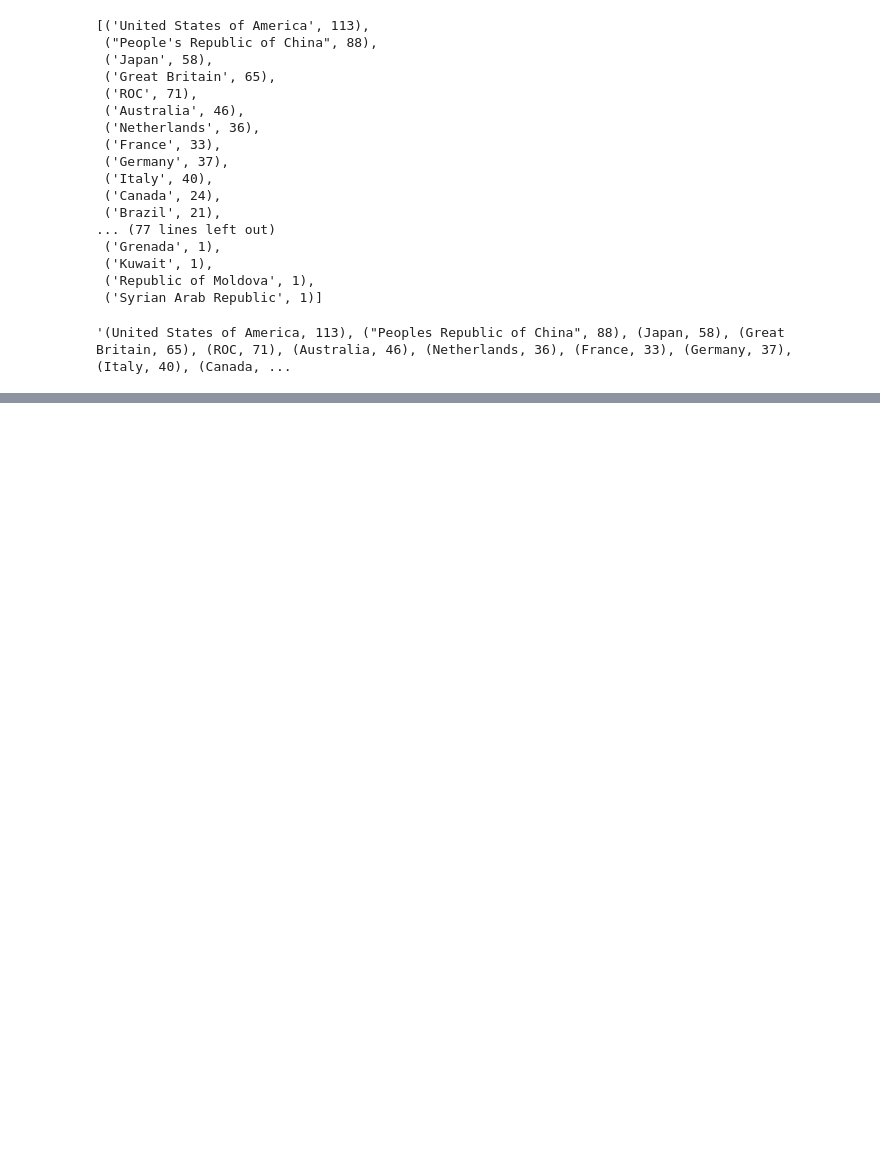
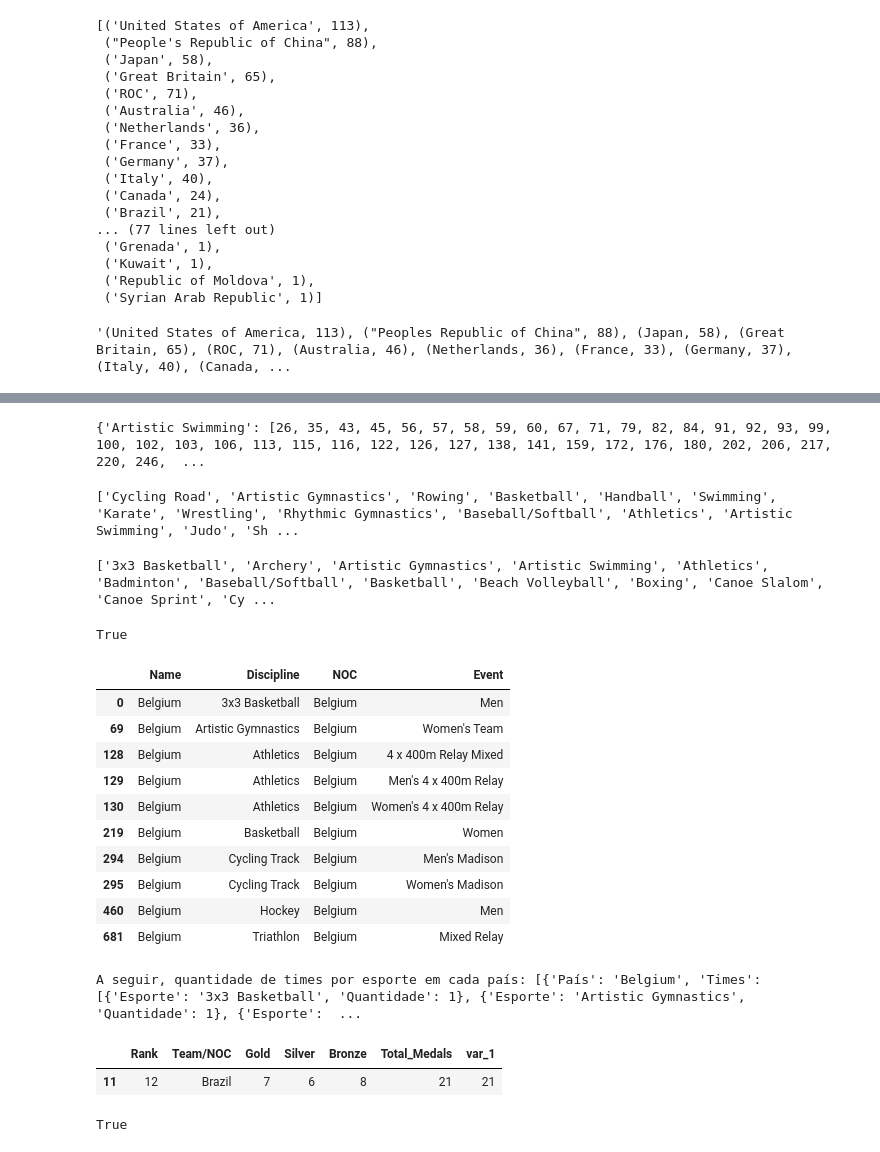
Before and after one commit to joycenayne/Desafio_Afrodev, a Jupyter notebook: Desafio/Projeto/Afrodev_Desafio.ipynb, the cells around one changed output, grey strips where cells are left out. Saved outputs shown, nothing was run; the diff lists cells and outputs as text; code cells hidden in the pictures; blank space fills up the shorter version.

```diff
--- a/Desafio/Projeto/Afrodev_Desafio.ipynb
+++ b/Desafio/Projeto/Afrodev_Desafio.ipynb
@@ -355,0 +388,6 @@ format_string(vvv)
+# %%
+atletas = pd.read_excel('../Arquivos/Athletes.xlsx')
+sexo_atletas = pd.read_excel('../Arquivos/EntriesGender.xlsx')
+treinadores = pd.read_excel('../Arquivos/Coaches.xlsx')
+equipes = pd.read_excel('../Arquivos/Teams.xlsx')
+medalhas = pd.read_excel('../Arquivos/Medals.xlsx')
@@ -355,0 +410,4 @@ format_string(vvv)
+# %%
+print(treinadores.groupby(by="Discipline").groups)
+# %% [output]
+{'Artistic Swimming': [26, 35, 43, 45, 56, 57, 58, 59, 60, 67, 71, 79, 82, 84, 91, 92, 93, 99, 100, 102, 103, 106, 113, 115, 116, 122, 126, 127, 138, 141, 159, 172, 176, 180, 202, 206, 217, 220, 246,  ...
@@ -355,0 +416,8 @@ format_string(vvv)
+# %%
+print(li_a)
+# %% [output]
+['Cycling Road', 'Artistic Gymnastics', 'Rowing', 'Basketball', 'Handball', 'Swimming', 'Karate', 'Wrestling', 'Rhythmic Gymnastics', 'Baseball/Softball', 'Athletics', 'Artistic Swimming', 'Judo', 'Sh ...
+# %%
+print(li_s)
+# %% [output]
+['3x3 Basketball', 'Archery', 'Artistic Gymnastics', 'Artistic Swimming', 'Athletics', 'Badminton', 'Baseball/Softball', 'Basketball', 'Beach Volleyball', 'Boxing', 'Canoe Slalom', 'Canoe Sprint', 'Cy ...
@@ -355,0 +426,4 @@ format_string(vvv)
+# %%
+li_a == li_s
+# %% [output]
+True
@@ -355,0 +433,14 @@ format_string(vvv)
+# %%
+equipes[equipes.Name == "Belgium"]
+# %% [output]
+|  | Name | Discipline | NOC | Event |
+| 0 | Belgium | 3x3 Basketball | Belgium | Men |
+| 69 | Belgium | Artistic Gymnastics | Belgium | Women's Team |
+| 128 | Belgium | Athletics | Belgium | 4 x 400m Relay Mixed |
+| 129 | Belgium | Athletics | Belgium | Men's 4 x 400m Relay |
+| 130 | Belgium | Athletics | Belgium | Women's 4 x 400m Relay |
+| 219 | Belgium | Basketball | Belgium | Women |
+| 294 | Belgium | Cycling Track | Belgium | Men's Madison |
+| 295 | Belgium | Cycling Track | Belgium | Women's Madison |
+| 460 | Belgium | Hockey | Belgium | Men |
+| 681 | Belgium | Triathlon | Belgium | Mixed Relay |
@@ -355,0 +469,4 @@ format_string(vvv)
+# %%
+total_teams_by_sports_country(equipes[equipes.Name == "Belgium"])
+# %% [output]
+A seguir, quantidade de times por esporte em cada país: [{'País': 'Belgium', 'Times': [{'Esporte': '3x3 Basketball', 'Quantidade': 1}, {'Esporte': 'Artistic Gymnastics', 'Quantidade': 1}, {'Esporte':  ...
@@ -355,0 +475,9 @@ format_string(vvv)
+# %%
+medalhas[medalhas["Team/NOC"] == 'Brazil']
+# %% [output]
+|  | Rank | Team/NOC | Gold | Silver | Bronze | Total_Medals | var_1 |
+| 11 | 12 | Brazil | 7 | 6 | 8 | 21 | 21 |
+# %%
+atletas[atletas.NOC == 'Brazil'].groupby(by='Discipline').group_keys()
+# %% [output]
+True
```
Also changed, not shown: parts of 20 cells of this notebook, 9 other files.
